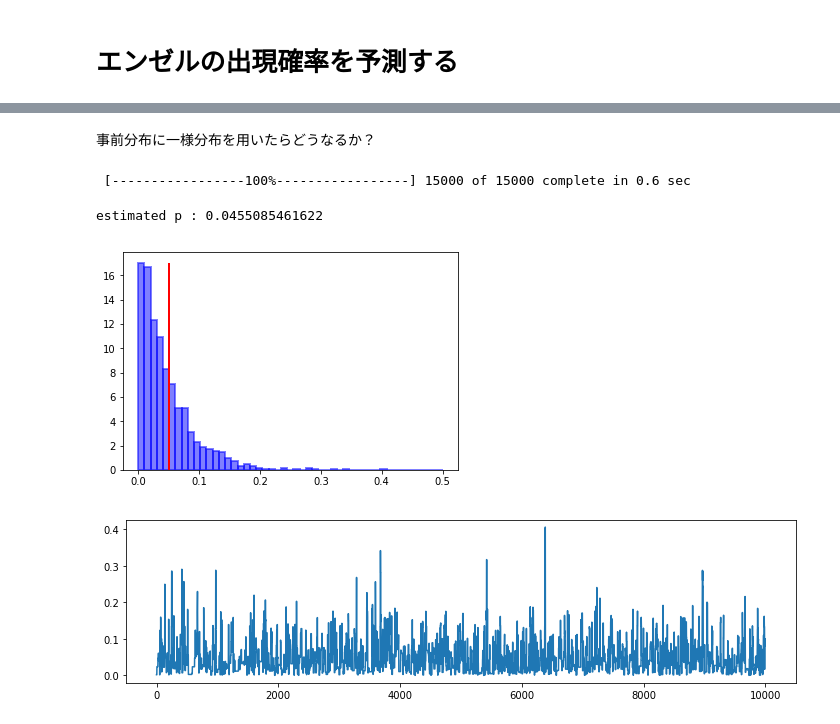
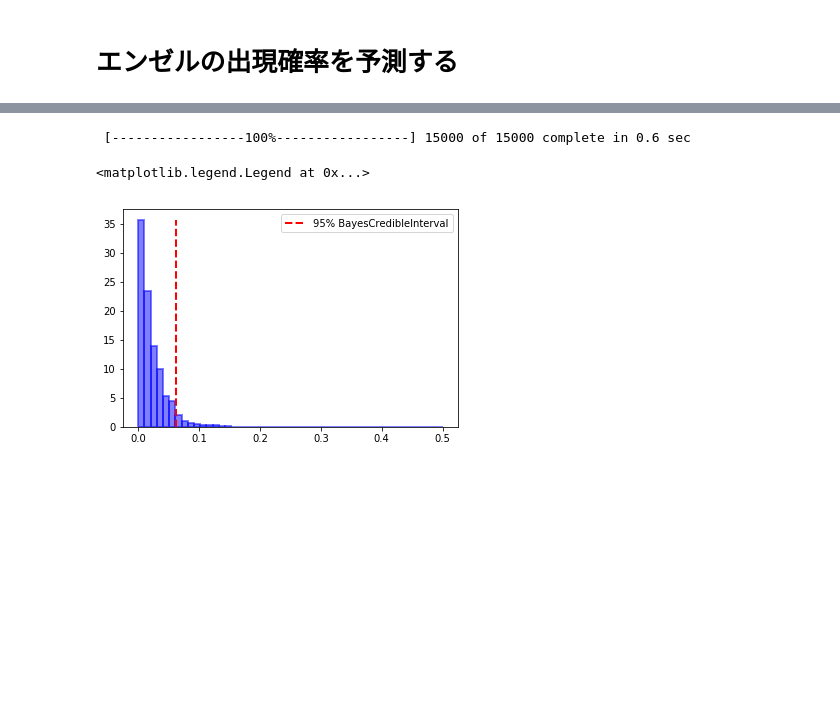
Before and after one commit to tok41/choco-ball-statistics, a Jupyter notebook: analysis/estimate-engel-rate.ipynb, the cells around one changed output, grey strips where cells are left out. Cells and saved outputs as stored; diff of their text form; code cells hidden in the pictures; blank space fills up the shorter version.

Commit message:
update angel-estimate-script

```diff
--- a/analysis/estimate-engel-rate.ipynb
+++ b/analysis/estimate-engel-rate.ipynb
@@ -87,30 +61,35 @@ estimated p : 0.048413692285
-# %% [markdown]
-事前分布に一様分布を用いたらどうなるか？
-# %%
-# 出現確率pの事前分布
-p = pm.Beta('p', alpha=1, beta=1)
-#p = pm.Uniform('p', lower=0, upper=1)
-# 観測を結びつける
-obs = pm.Bernoulli('obs', p, value=data_angel, observed=True)
-
-# MCMC
-# Modelオブジェクト生成
-model = pm.Model([p, obs])
-mcmc = pm.MCMC(model)
-mcmc.sample(15000, 5000)
-# %% [output]
- [-----------------100%-----------------] 15000 of 15000 complete in 0.6 sec
-# %%
-p_trace = mcmc.trace('p')[:]
-ret = plt.hist(p_trace, bins=np.linspace(0, 0.5, 50), normed=True,
-               color="#0000FF", alpha=0.5, edgecolor="#0000FF", lw=2)
-plt.vlines(x=0.05, ymin=0, ymax=ret[0].max(),
-           colors='#FF0000', linewidths=2, label='spec') # 初期分布の最大値
-
-plt.figure(figsize=(12, 3))
-plt.plot(p_trace)
-print 'estimated p : {}'.format(p_trace.mean())
-# %% [output]
-estimated p : 0.0455085461622
-[figure, removed]
-[figure, removed]
+# %%
+def getMCMCResult(data, n_sample=15000, n_burn=5000):
+    """
+    MCMCでエンゼルの出現確率を予測する
+    Args:
+        data:エンゼルの観測結果(array)
+        n_sample:MCMCシミュレーションの回数(integer)
+        n_burn:捨てる数(integer)
+    """
+    # 出現確率pの事前分布
+    p = pm.Uniform('p', lower=0, upper=1)
+    # 観測を結びつける
+    obs = pm.Bernoulli('obs', p, value=data, observed=True)
+
+    # MCMC
+    # Modelオブジェクト生成
+    model = pm.Model([p, obs])
+    mcmc = pm.MCMC(model)
+    mcmc.sample(n_sample, n_burn)
+
+    return mcmc.trace('p')[:]
+
+p_trace = getMCMCResult(data_angel)
+ret = plt.hist(p_trace, bins=np.linspace(0, 0.5, 50), normed=True,
+               color="#0000FF", alpha=0.5, edgecolor="#0000FF", lw=2)
+N = len(p_trace)
+bci = np.sort(p_trace)[int(N*0.95)]
+plt.vlines(x=bci, ymin=0, ymax=ret[0].max(), label='95% BayesCredibleInterval',
+          color='red', linestyles='--', linewidths=2)
+plt.legend()
+#plt.savefig('estimate_angel_rate_43.png')
+# %% [output]
+ [-----------------100%-----------------] 15000 of 15000 complete in 0.6 sec
+<matplotlib.legend.Legend at 0x...>
+[figure, added]
```
Also changed, not shown: parts of 12 cells of this notebook, 1 other file.
